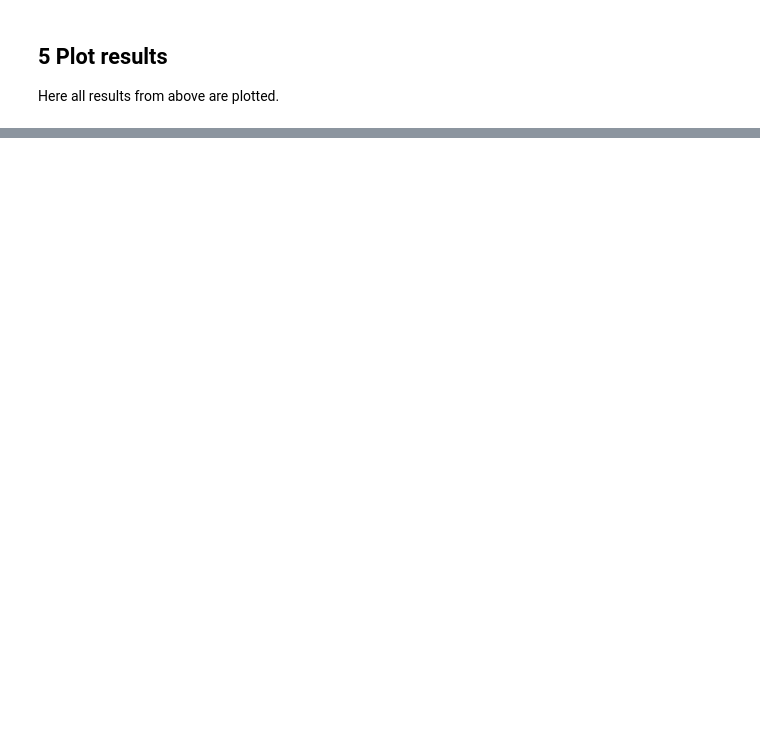
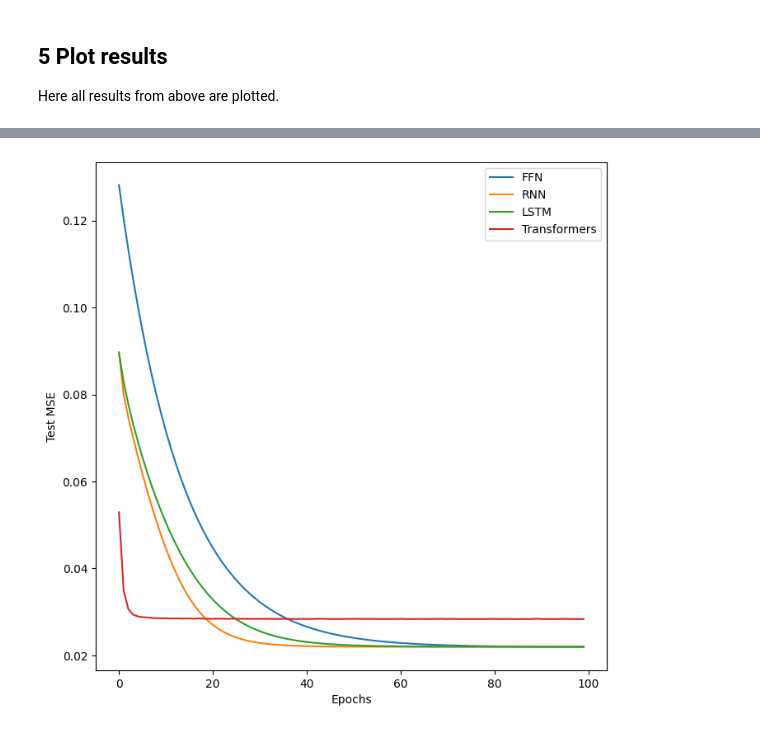
Before and after one commit to stereifberger/master-s-thesis-finished, a Jupyter notebook: implementation.ipynb, the cells around one changed output, grey strips where cells are left out. Drawn from its saved outputs; the diff is of its cells as text; code cells hidden in the pictures; blank space fills up the shorter version.

```diff
--- a/implementation.ipynb
+++ b/implementation.ipynb
@@ -234,0 +500,30 @@ for j in tqdm(range(epochs), desc = "Epoch"): # Loop over all epochs
+# %%
+# A sanity test for wheter the outputs look appropriate
+with torch.no_grad():
+    for i, x_test in enumerate(test_dataloader_3d):
+        x_test = x_test.to(device)
+        y_pred = tra_model(x_test[:, 1:])
+        print(y_pred.shape)
+        index = 0
+        while index < len(y_pred):
+            pred = y_pred[index].reshape(-1, 14)
+            test = x_test[index][1:].reshape(-1, 14)
+            pred = Tensor.cpu(pred)
+            test = Tensor.cpu(test)
+            pred = np.argmax(pred, axis=1)
+            test = np.argmax(test, axis=1)
+            #k = Tensor.cpu(k)
+            #k = np.array(k)
+            #k = (k == k.max(axis=1)[:,None]).astype(int) # https://stackoverflow.com/questions/20295046/numpy-change-max-in-each-row-to-1-all-other-numbers-to-0
+            #k = torch.argmax(k, dim=1)
+            test = [calculi.symb_reverse[num.item()] for num in test]
+            test = ''.join(test)
+            pred = [calculi.symb_reverse[num.item()] for num in pred]
+            pred = ''.join(pred)
+            print(f"INPUT: {test}")
+            print(f"OUTPUT: {pred}")
+            index += 1
+        cost = losses.nffn_mse_min_dist(y_pred, x_test, y_train, max_y_length)
+        test_loss += cost.item()
+avg_test_loss = test_loss / len(test_dataloader_2d)
+ffn_costval_test.append(avg_train_loss)
@@ -253,16 +569,17 @@ plt.show()
 # %%
-
 plt.figure(figsize=(8, 8))
-x_data = list(range(200))
+x_data = list(range(100))
 y_data_ffn = ffn_costval_test
 y_data_rnn = rnn_costval_test
-y_data_lst = lstm_costval_test
+y_data_lst = lst_costval_test
 y_data_tra = tra_costval_test
 plt.plot(x_data, y_data_ffn, label='FFN')
 plt.plot(x_data, y_data_rnn, label='RNN')
 plt.plot(x_data, y_data_lst, label='LSTM')
 plt.plot(x_data, y_data_tra, label='Transformers')
 plt.xlabel('Epochs')
 plt.ylabel('Test MSE')
 plt.legend()
 plt.show()
+# %% [output]
+[figure, added]
```
Also changed, not shown: parts of 25 cells of this notebook, 8 other files.
